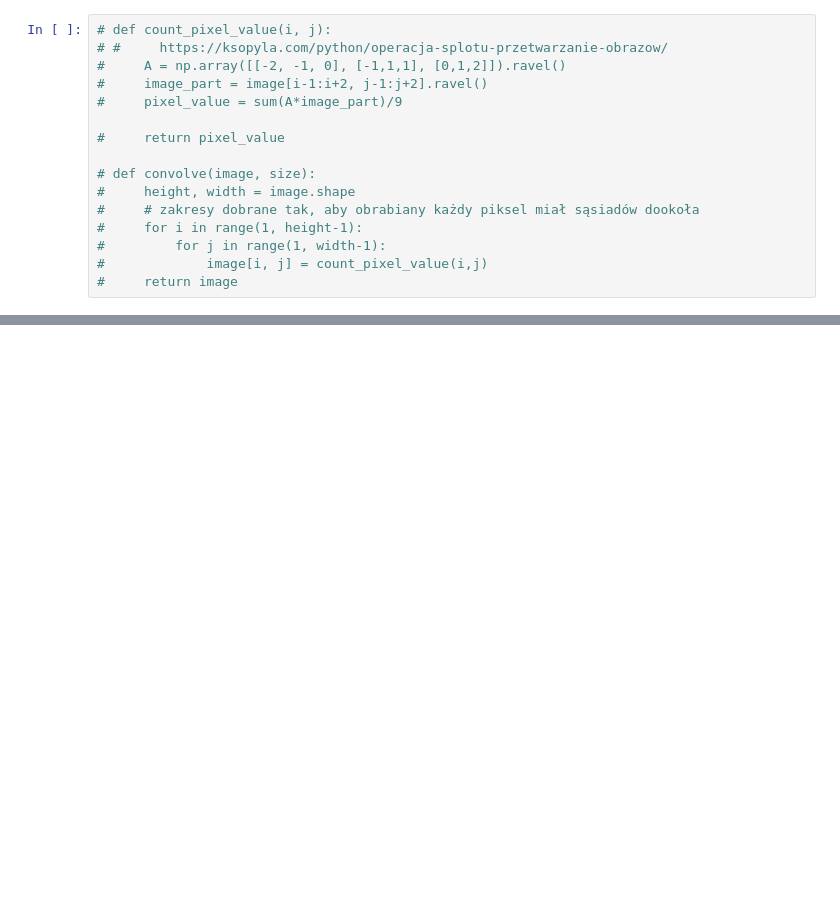
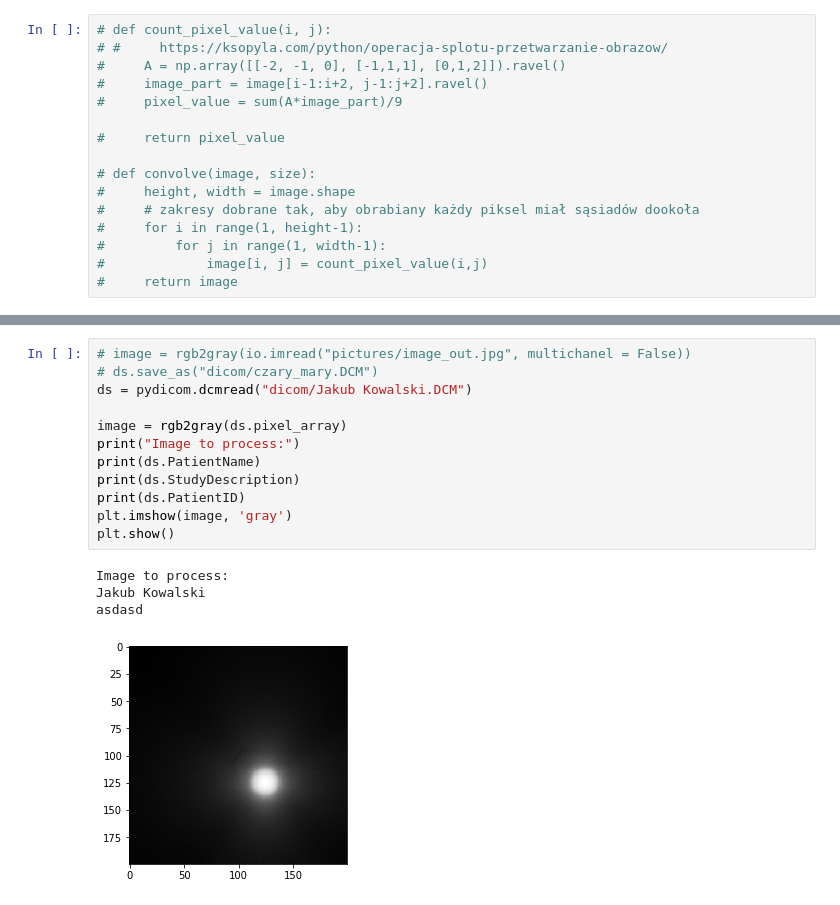
Before and after one commit to vonshick/Tomography, a Jupyter notebook: tomography.ipynb, the cells around one changed output, grey strips where cells are left out. Drawn from its saved outputs; the diff is of its cells as text; blank space fills up the shorter version.

Commit message:
Edit DICOM works properly

```diff
--- a/tomography.ipynb
+++ b/tomography.ipynb
@@ -276,0 +270,17 @@ interact_manual(load_data_to_file, name=name_w, comments=comm_w, id=id_w, date=d
+# %%
+# image = rgb2gray(io.imread("pictures/image_out.jpg", multichanel = False))
+# ds.save_as("dicom/czary_mary.DCM")
+ds = pydicom.dcmread("dicom/Jakub Kowalski.DCM")
+
+image = rgb2gray(ds.pixel_array)
+print("Image to process:")
+print(ds.PatientName)
+print(ds.StudyDescription)
+print(ds.PatientID)
+plt.imshow(image, 'gray')
+plt.show()
+# %% [output]
+Image to process:
+Jakub Kowalski
+asdasd
+[figure, added]
```
Also changed, not shown: parts of 3 cells of this notebook, 9 other files.
